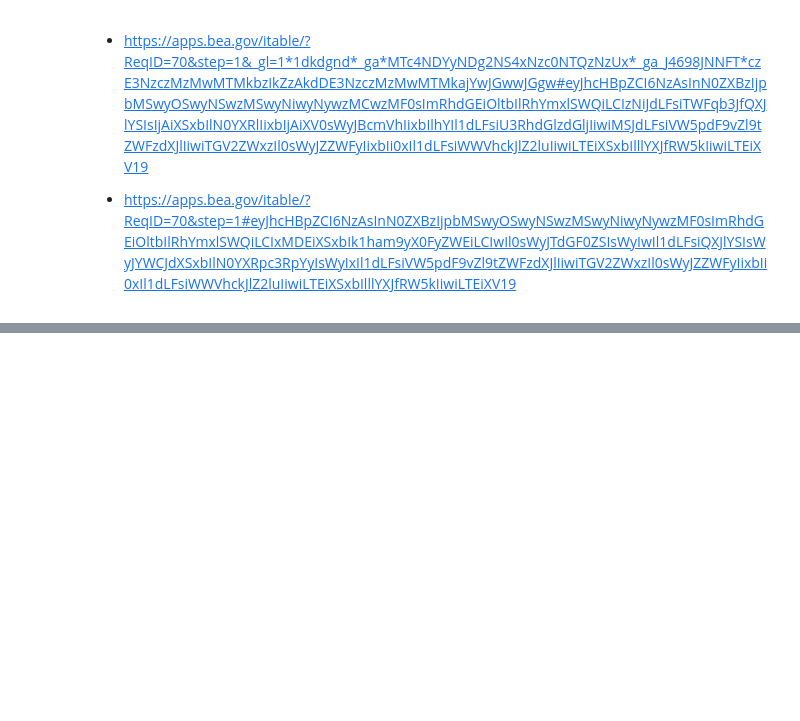
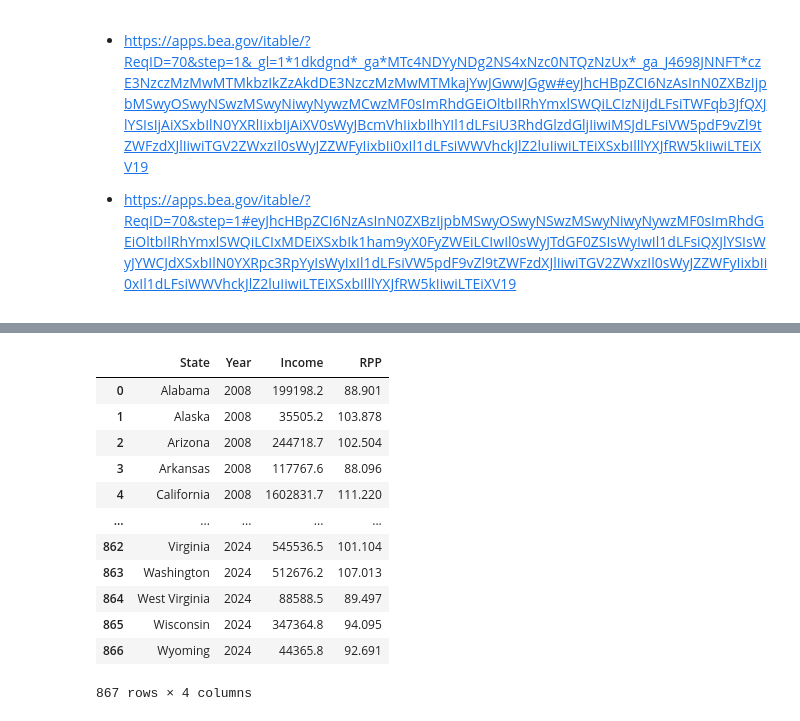
Before and after one commit to sanjur0211/Inflators, a Jupyter notebook: Project3.ipynb, the cells around one changed output, grey strips where cells are left out. Cells and saved outputs as stored; diff of their text form; code cells hidden in the pictures; blank space fills up the shorter version.

```diff
--- a/Project3.ipynb
+++ b/Project3.ipynb
@@ -300,0 +316,27 @@ state_rpp
+# %%
+dfs = []
+
+for year in range(2008, 2025):
+    temp = joined_states[['State', f'{year}_income', f'{year}_rpp']].copy()
+    temp = temp.rename(columns={f'{year}_income': 'Income', f'{year}_rpp': 'RPP'})
+    temp['Year'] = int(year)
+    dfs.append(temp)
+
+state_merged = pandas.concat(dfs, ignore_index=True)
+state_merged = state_merged[['State', 'Year', 'Income', 'RPP']]
+
+state_merged.head()
+# %% [output]
+|  | State | Year | Income | RPP |
+| 0 | Alabama | 2008 | 199198.2 | 88.901 |
+| 1 | Alaska | 2008 | 35505.2 | 103.878 |
+| 2 | Arizona | 2008 | 244718.7 | 102.504 |
+| 3 | Arkansas | 2008 | 117767.6 | 88.096 |
+| 4 | California | 2008 | 1602831.7 | 111.220 |
+| ... | ... | ... | ... | ... |
+| 862 | Virginia | 2024 | 545536.5 | 101.104 |
+| 863 | Washington | 2024 | 512676.2 | 107.013 |
+| 864 | West Virginia | 2024 | 88588.5 | 89.497 |
+| 865 | Wisconsin | 2024 | 347364.8 | 94.095 |
+| 866 | Wyoming | 2024 | 44365.8 | 92.691 |
+867 rows × 4 columns
```
Also changed, not shown: parts of 4 cells of this notebook.
